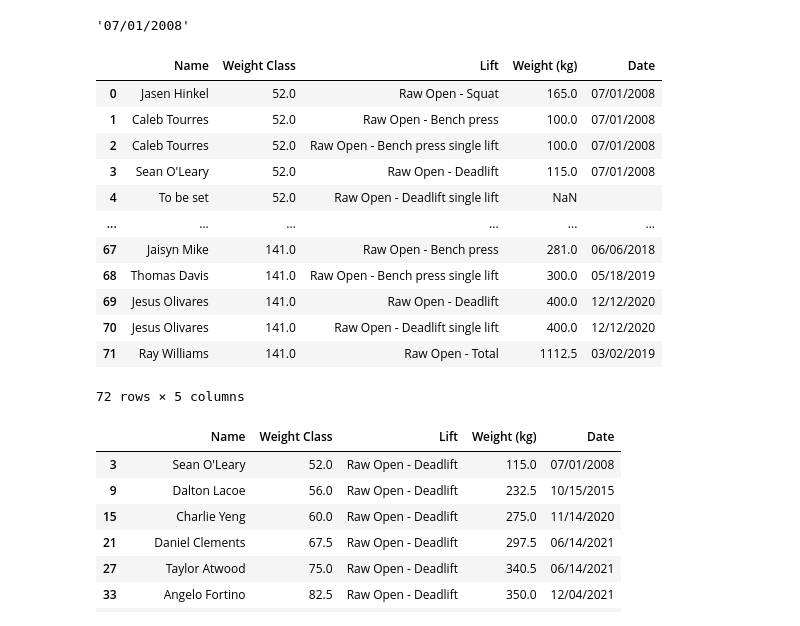
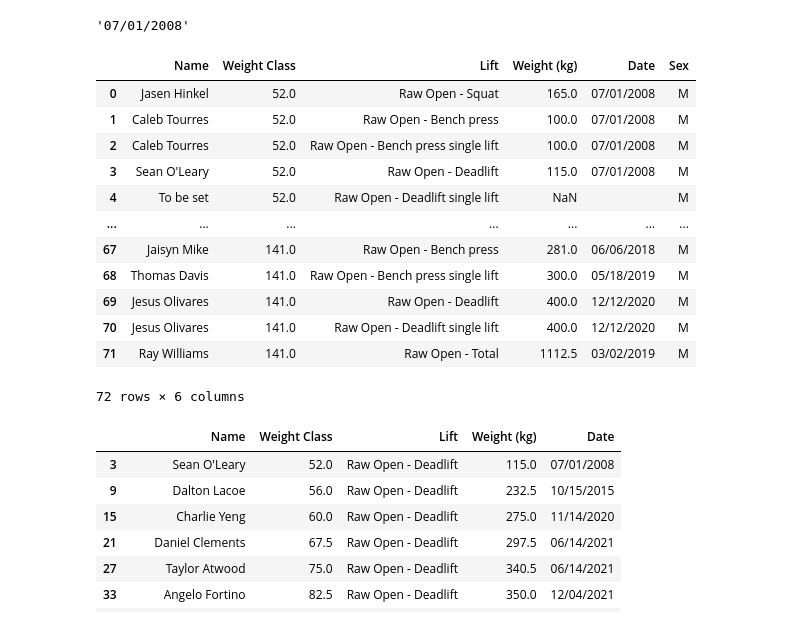
Before and after one commit to jjz17/Natural-Strength, a Jupyter notebook: data_collection.ipynb, the cells around one changed output. Drawn from its saved outputs; the diff is of its cells as text; code cells hidden in the pictures.

```diff
--- a/data_collection.ipynb
+++ b/data_collection.ipynb
@@ -70,0 +90,35 @@ print(url_class_map)
+# %%
+target_url = 'https://usapl.liftingdatabase.com/records-default?recordtypeid=120362&categoryid=59&weightclassid='
+
+df2 = pd.DataFrame(columns = ['Name', 'Weight Class', 'Lift', 'Weight (kg)', 'Date'])
+
+for url, w_class in url_class_map.items():
+    page = f'{target_url}{url}'
+    soup = get_soup(page)
+    body = soup.find_all('tbody')[1]
+    # print(body)
+    # titles = body.find_all('th', {'colspan' : '9'})
+    records = body.find_all('tr', class_=None)
+    lift = ''
+    for count, record in enumerate(records):
+        # even tags are lift title
+        if count > 0 and (count-1)%2 == 0:
+            lift = record.get_text().strip()
+    #         print(lift)
+    #         print(record.get_text().strip())
+        # odd tags are info
+        if count > 0 and (count-1)%2 == 1:
+            infos = record.find_all('td')
+            name = infos[1]
+            weight_class = infos[0]
+            weight = infos[2]
+            date = infos[3]
+            # Create a temporary dictionary to store the information of the current post
+            temp_dict = {'Name': name, 'Weight Class': w_class, 'Lift': lift, 'Weight (kg)': weight, 'Date': date}
+            # Append the current post's information to the df DataFrame to create its respective row
+            df2 = df2.append(temp_dict, ignore_index=True)
+    #         for info in infos:
+    #       except  print(info.get_text().strip())
+    time.sleep(random.randint(2,3))
+
+df2
@@ -129,25 +218,26 @@ myString
 # %% [output]
 '07/01/2008'
 # %%
-df['Name'] = df['Name'].apply(lambda x: x.get_text())
-# df['Weight Class'] = df['Weight Class'].apply(lambda x: float(x.get_text()) * -1)
-df['Weight (kg)'] = df['Weight (kg)'].apply(lambda x: float(x.get_text().split()[0]) if len(x.get_text())>0 else np.nan)
-df['Date'] = df['Date'].apply(lambda x: re.sub(r"[\n\t\s]*", "", x.get_text()))
+# df['Name'] = df['Name'].apply(lambda x: x.get_text())
+# # df['Weight Class'] = df['Weight Class'].apply(lambda x: float(x.get_text()) * -1)
+# df['Weight (kg)'] = df['Weight (kg)'].apply(lambda x: float(x.get_text().split()[0]) if len(x.get_text())>0 else np.nan)
+# df['Date'] = df['Date'].apply(lambda x: re.sub(r"[\n\t\s]*", "", x.get_text()))
+df['Sex'] = 'M'
 df
 # %% [output]
-|  | Name | Weight Class | Lift | Weight (kg) | Date |
-| 0 | Jasen Hinkel | 52.0 | Raw Open - Squat | 165.0 | 07/01/2008 |
-| 1 | Caleb Tourres | 52.0 | Raw Open - Bench press | 100.0 | 07/01/2008 |
-| 2 | Caleb Tourres | 52.0 | Raw Open - Bench press single lift | 100.0 | 07/01/2008 |
-| 3 | Sean O'Leary | 52.0 | Raw Open - Deadlift | 115.0 | 07/01/2008 |
-| 4 | To be set | 52.0 | Raw Open - Deadlift single lift | NaN |  |
-| ... | ... | ... | ... | ... | ... |
-| 67 | Jaisyn Mike | 141.0 | Raw Open - Bench press | 281.0 | 06/06/2018 |
-| 68 | Thomas Davis | 141.0 | Raw Open - Bench press single lift | 300.0 | 05/18/2019 |
-| 69 | Jesus Olivares | 141.0 | Raw Open - Deadlift | 400.0 | 12/12/2020 |
-| 70 | Jesus Olivares | 141.0 | Raw Open - Deadlift single lift | 400.0 | 12/12/2020 |
-| 71 | Ray Williams | 141.0 | Raw Open - Total | 1112.5 | 03/02/2019 |
+|  | Name | Weight Class | Lift | Weight (kg) | Date | Sex |
+| 0 | Jasen Hinkel | 52.0 | Raw Open - Squat | 165.0 | 07/01/2008 | M |
+| 1 | Caleb Tourres | 52.0 | Raw Open - Bench press | 100.0 | 07/01/2008 | M |
+| 2 | Caleb Tourres | 52.0 | Raw Open - Bench press single lift | 100.0 | 07/01/2008 | M |
+| 3 | Sean O'Leary | 52.0 | Raw Open - Deadlift | 115.0 | 07/01/2008 | M |
+| 4 | To be set | 52.0 | Raw Open - Deadlift single lift | NaN |  | M |
+| ... | ... | ... | ... | ... | ... | ... |
+| 67 | Jaisyn Mike | 141.0 | Raw Open - Bench press | 281.0 | 06/06/2018 | M |
+| 68 | Thomas Davis | 141.0 | Raw Open - Bench press single lift | 300.0 | 05/18/2019 | M |
+| 69 | Jesus Olivares | 141.0 | Raw Open - Deadlift | 400.0 | 12/12/2020 | M |
+| 70 | Jesus Olivares | 141.0 | Raw Open - Deadlift single lift | 400.0 | 12/12/2020 | M |
+| 71 | Ray Williams | 141.0 | Raw Open - Total | 1112.5 | 03/02/2019 | M |
-72 rows × 5 columns
+72 rows × 6 columns
 # %%
 df.groupby(['Lift', 'Weight Class']).first()
 df.groupby(['Lift']).get_group('Raw Open - Deadlift')
```
Also changed, not shown: parts of 5 cells of this notebook.
